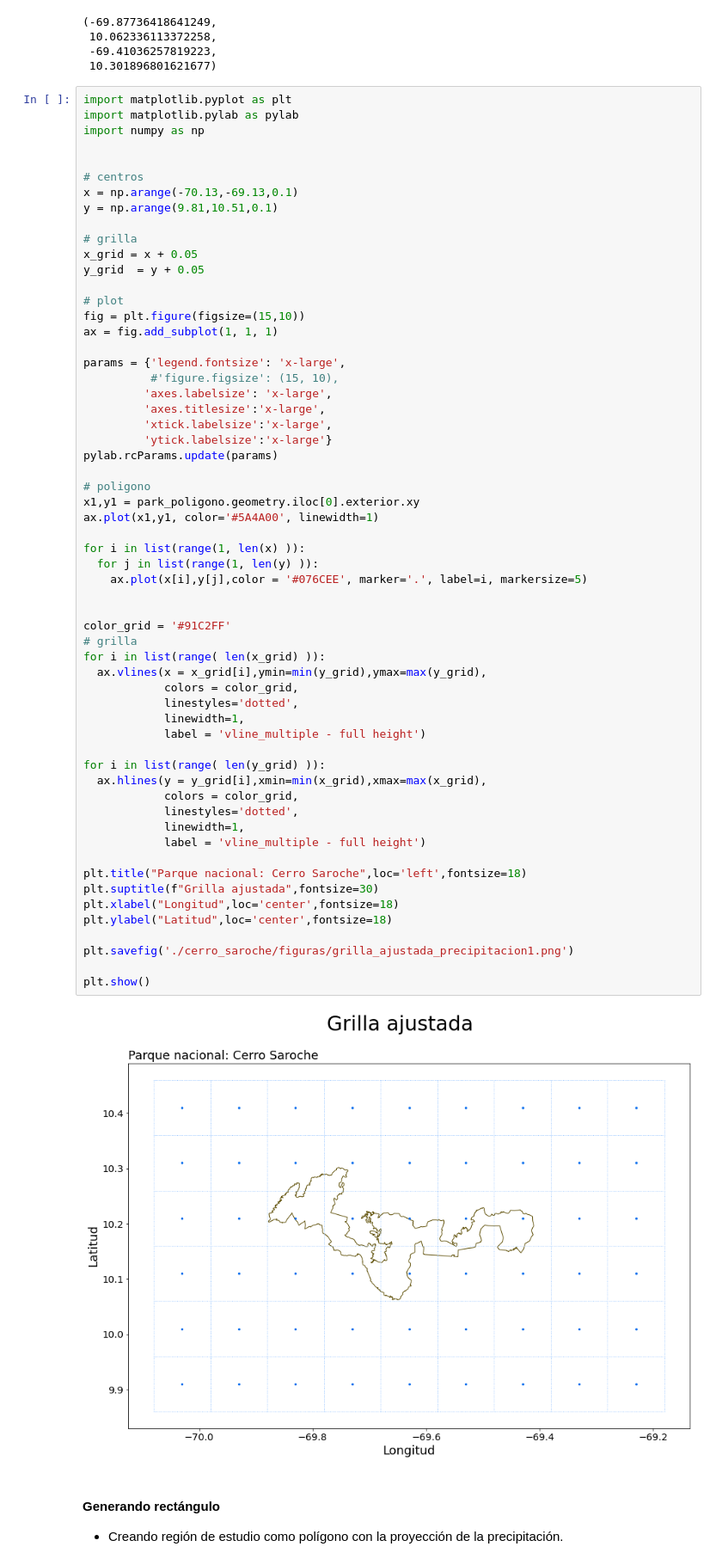
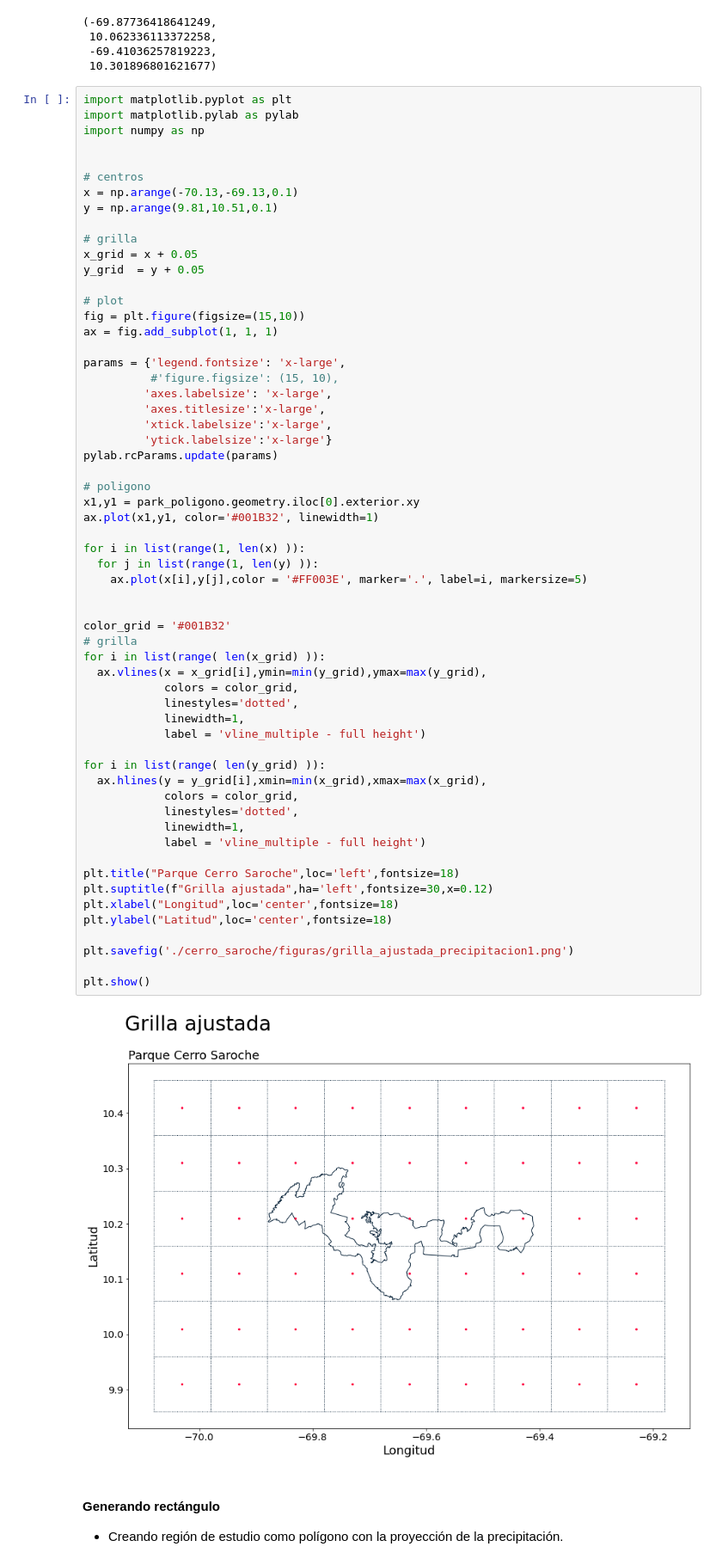
Before and after one commit to esglobe/geet-metview, a Jupyter notebook: 1_definir_area_cerro_saroche.ipynb, the cells around one changed output. Shown at 86% size. Drawn from its saved outputs; the diff is of its cells as text.

```diff
--- a/1_definir_area_cerro_saroche.ipynb
+++ b/1_definir_area_cerro_saroche.ipynb
@@ -113,39 +113,39 @@ pylab.rcParams.update(params)
 
 # poligono
 x1,y1 = park_poligono.geometry.iloc[0].exterior.xy
-ax.plot(x1,y1, color='#5A4A00', linewidth=1)
+ax.plot(x1,y1, color='#001B32', linewidth=1)
 
 for i in list(range(1, len(x) )):
   for j in list(range(1, len(y) )):
-    ax.plot(x[i],y[j],color = '#076CEE', marker='.', label=i, markersize=5)
+    ax.plot(x[i],y[j],color = '#FF003E', marker='.', label=i, markersize=5)
 
 
-color_grid = '#91C2FF'
+color_grid = '#001B32'
 # grilla
 for i in list(range( len(x_grid) )):
   ax.vlines(x = x_grid[i],ymin=min(y_grid),ymax=max(y_grid),
             colors = color_grid,
             linestyles='dotted',
             linewidth=1,
             label = 'vline_multiple - full height')
 
 for i in list(range( len(y_grid) )):
   ax.hlines(y = y_grid[i],xmin=min(x_grid),xmax=max(x_grid),
             colors = color_grid,
             linestyles='dotted',
             linewidth=1,
             label = 'vline_multiple - full height')
 
-plt.title("Parque nacional: Cerro Saroche",loc='left',fontsize=18)
-plt.suptitle(f"Grilla ajustada",fontsize=30)
+plt.title("Parque Cerro Saroche",loc='left',fontsize=18)
+plt.suptitle(f"Grilla ajustada",ha='left',fontsize=30,x=0.12)
 plt.xlabel("Longitud",loc='center',fontsize=18)
 plt.ylabel("Latitud",loc='center',fontsize=18)
 
 plt.savefig('./cerro_saroche/figuras/grilla_ajustada_precipitacion1.png')
 
 plt.show()
 # %% [output]
-[figure, old version]
+[figure, new version]
 # %% [markdown]
 #### Generando rectángulo
 
```
Also changed, not shown: parts of 1 cell of this notebook, 1 other file.
